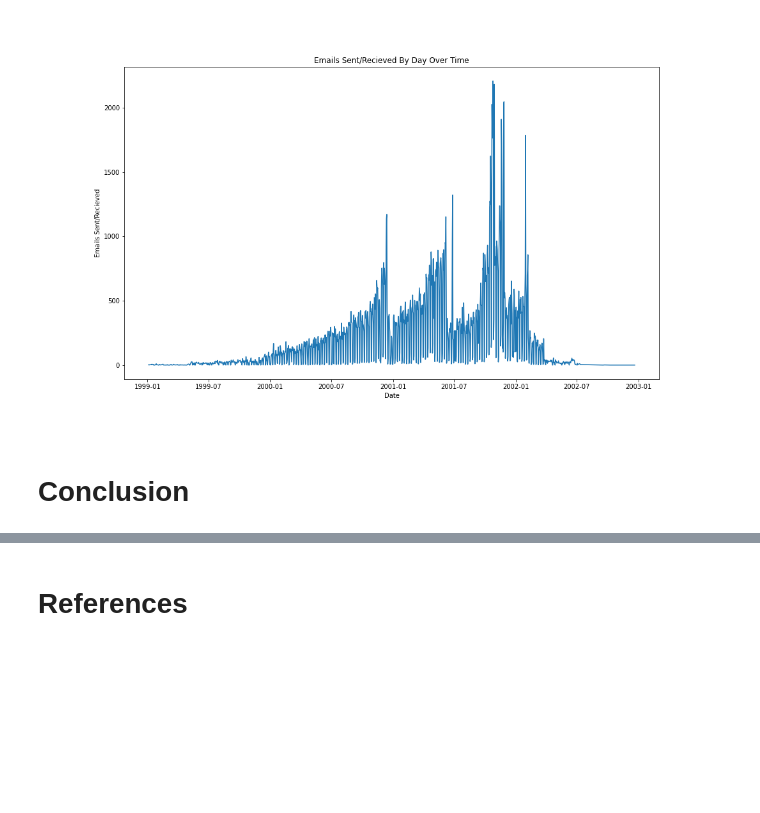
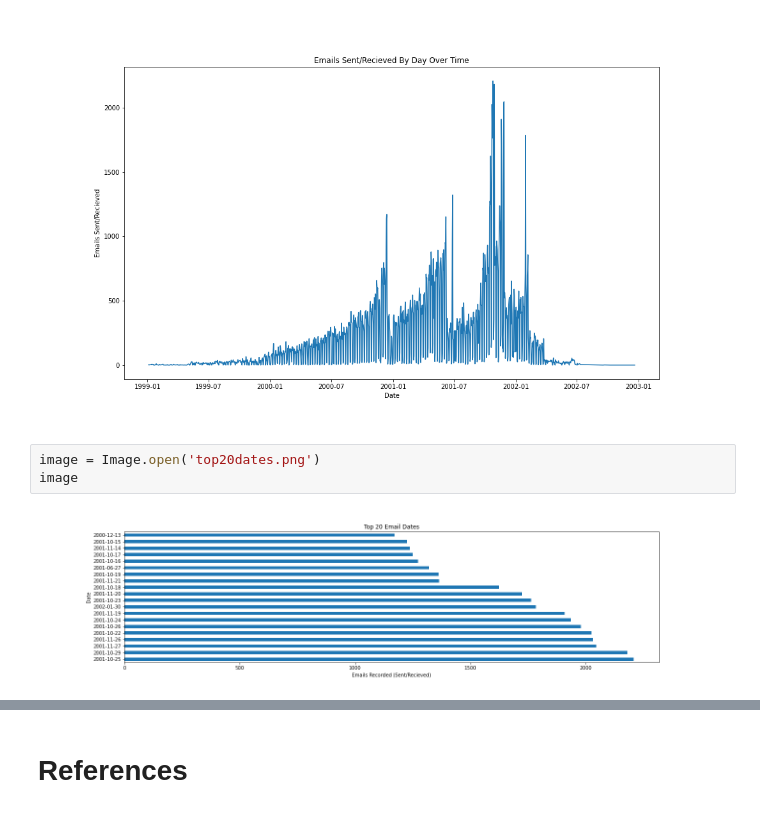
Before and after one commit to Toms201/Enron-Dataset-Analysis-ISYS2001-, a Jupyter notebook: ISYS2001_Assignment_Two.ipynb, the cells around one changed output, grey strips where cells are left out. Saved outputs shown, nothing was run; the diff lists cells and outputs as text; blank space fills up the shorter version.

```diff
--- a/ISYS2001_Assignment_Two.ipynb
+++ b/ISYS2001_Assignment_Two.ipynb
@@ -271,5 +307,8 @@ image = Image.open('datetimeseries.png')
 image
 # %% [output]
 [figure]
-# %% [markdown]
-# Conclusion
+# %%
+image = Image.open('top20dates.png')
+image
+# %% [output]
+[figure, added]
```
Also changed, not shown: parts of 13 cells of this notebook.
